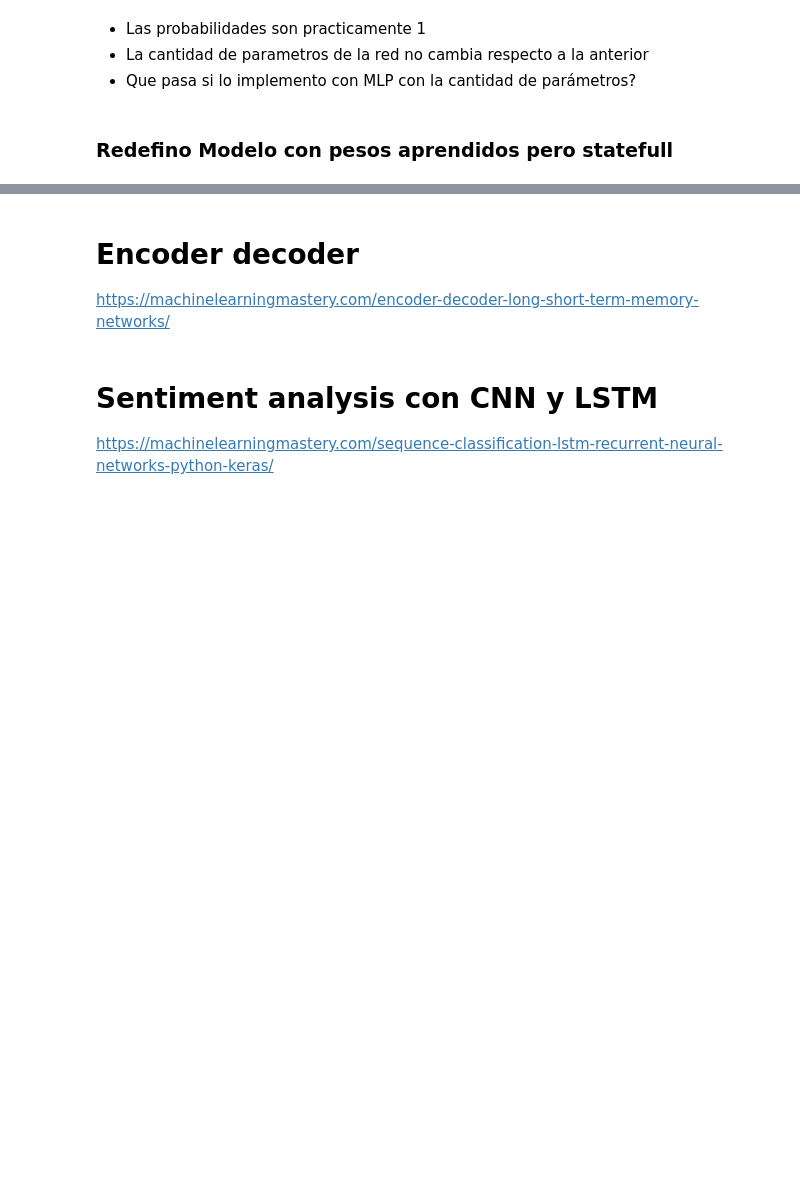
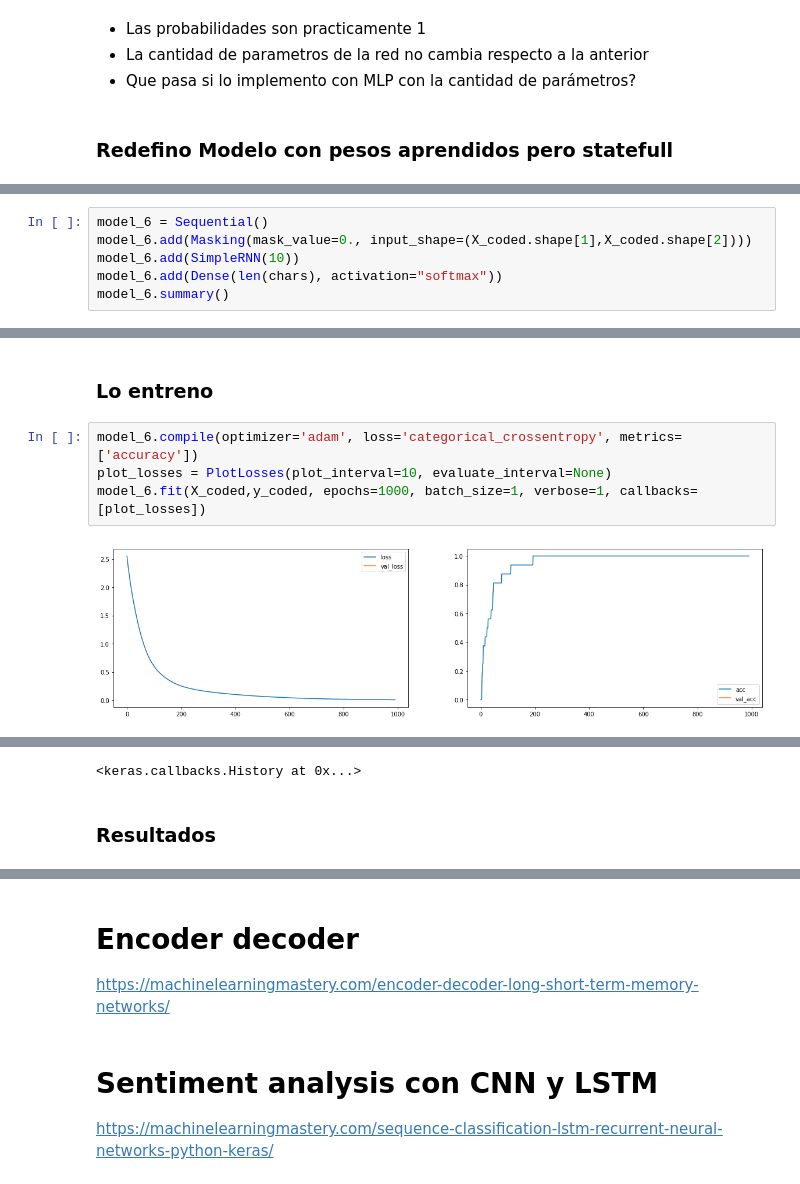
Before and after one commit to lab-ml-itba/12-RNN, a Jupyter notebook: 2_Toy_example.ipynb, the cells around one changed output, grey strips where cells are left out. Drawn from its saved outputs; the diff is of its cells as text; blank space fills up the shorter version.

```diff
--- a/2_Toy_example.ipynb
+++ b/2_Toy_example.ipynb
@@ -602,0 +1189,6 @@ https://machinelearningmastery.com/understanding-stateful-lstm-recurrent-neural-
+# %%
+model_6 = Sequential()
+model_6.add(Masking(mask_value=0., input_shape=(X_coded.shape[1],X_coded.shape[2])))
+model_6.add(SimpleRNN(10))
+model_6.add(Dense(len(chars), activation="softmax"))
+model_6.summary()
@@ -602,0 +1209,8 @@ https://machinelearningmastery.com/understanding-stateful-lstm-recurrent-neural-
+# %% [markdown]
+### Lo entreno
+# %%
+model_6.compile(optimizer='adam', loss='categorical_crossentropy', metrics=['accuracy'])
+plot_losses = PlotLosses(plot_interval=10, evaluate_interval=None)
+model_6.fit(X_coded,y_coded, epochs=1000, batch_size=1, verbose=1, callbacks=[plot_losses])
+# %% [output]
+[figure, added]
@@ -602,0 +1236,3 @@ https://machinelearningmastery.com/understanding-stateful-lstm-recurrent-neural-
+<keras.callbacks.History at 0x...>
+# %% [markdown]
+### Resultados
```
Also changed, not shown: parts of 165 cells of this notebook, 16 other files.
